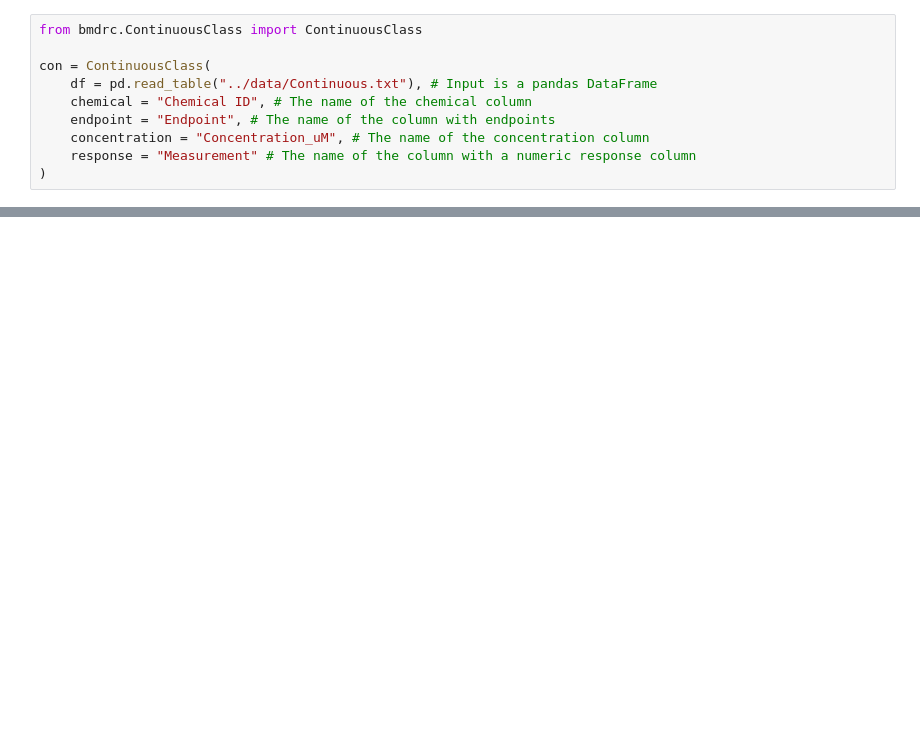
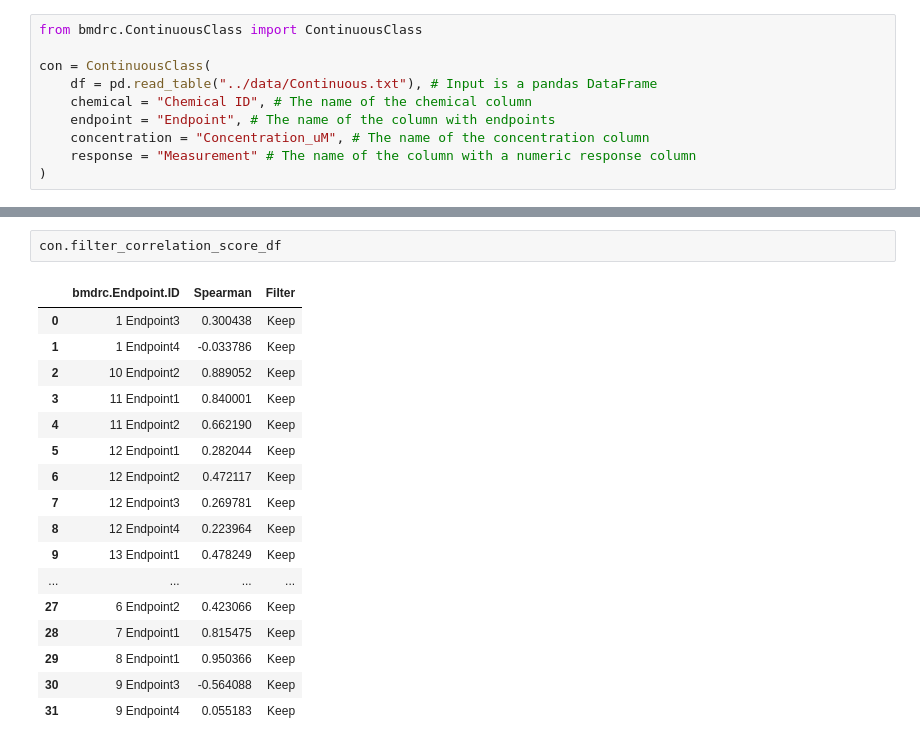
Before and after one commit to PNNL-CompBio/bmdrc, a Jupyter notebook: vignettes/Continuous Class Example.ipynb, the cells around one changed output, grey strips where cells are left out. Saved outputs shown, nothing was run; the diff lists cells and outputs as text; blank space fills up the shorter version.

```diff
--- a/vignettes/Continuous Class Example.ipynb
+++ b/vignettes/Continuous Class Example.ipynb
@@ -66,0 +104,20 @@ array(['Endpoint1', 'Endpoint2', 'Endpoint3', 'Endpoint4'], dtype=object)
+# %%
+con.filter_correlation_score_df
+# %% [output]
+|  | bmdrc.Endpoint.ID | Spearman | Filter |
+| 0 | 1 Endpoint3 | 0.300438 | Keep |
+| 1 | 1 Endpoint4 | -0.033786 | Keep |
+| 2 | 10 Endpoint2 | 0.889052 | Keep |
+| 3 | 11 Endpoint1 | 0.840001 | Keep |
+| 4 | 11 Endpoint2 | 0.662190 | Keep |
+| 5 | 12 Endpoint1 | 0.282044 | Keep |
+| 6 | 12 Endpoint2 | 0.472117 | Keep |
+| 7 | 12 Endpoint3 | 0.269781 | Keep |
+| 8 | 12 Endpoint4 | 0.223964 | Keep |
+| 9 | 13 Endpoint1 | 0.478249 | Keep |
+| ... | ... | ... | ... |
+| 27 | 6 Endpoint2 | 0.423066 | Keep |
+| 28 | 7 Endpoint1 | 0.815475 | Keep |
+| 29 | 8 Endpoint1 | 0.950366 | Keep |
+| 30 | 9 Endpoint3 | -0.564088 | Keep |
+| 31 | 9 Endpoint4 | 0.055183 | Keep |
```
Also changed, not shown: parts of 9 cells of this notebook, 7 other files.
